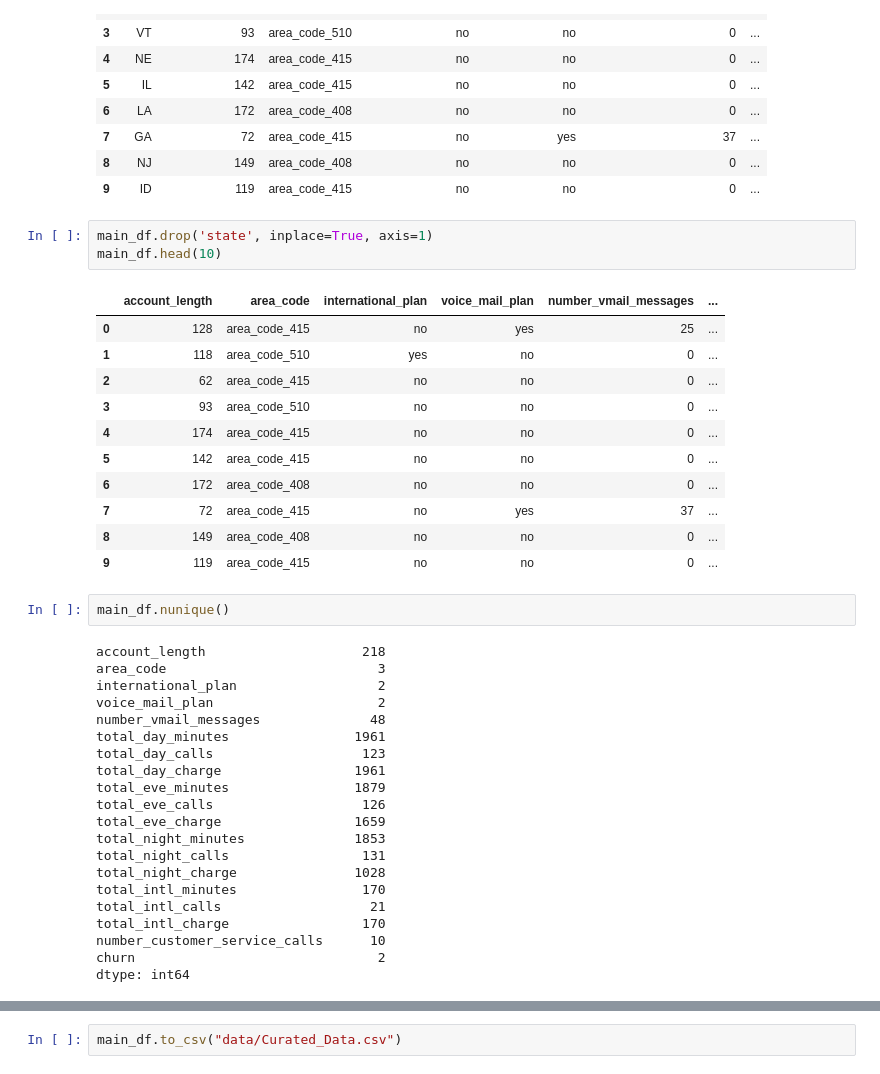
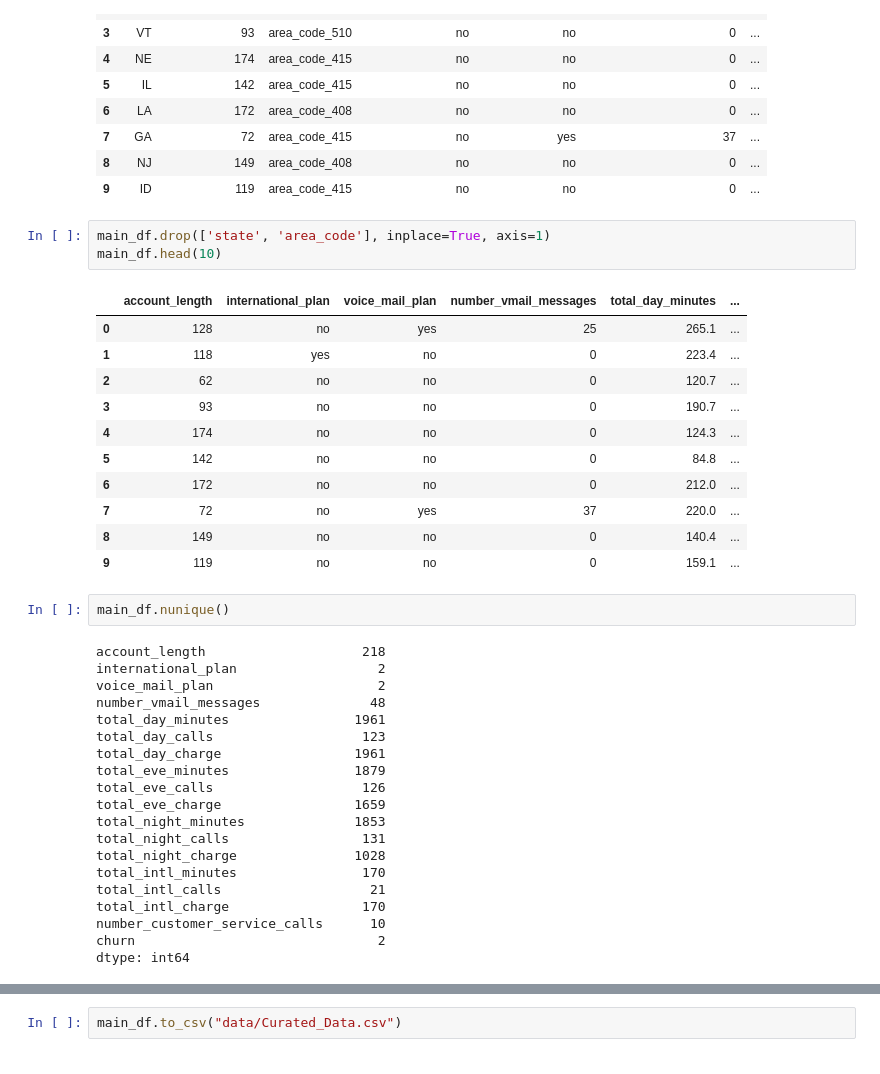
Before and after one commit to rita-s/customer-churn-prediction, a Jupyter notebook: main.ipynb, the cells around one changed output, grey strips where cells are left out. Cells and saved outputs as stored; diff of their text form.

Commit message:
drop area code

```diff
--- a/main.ipynb
+++ b/main.ipynb
@@ -93,25 +85,24 @@ main_df.head(10)
 | 8 | NJ | 149 | area_code_408 | no | no | 0 | ... |
 | 9 | ID | 119 | area_code_415 | no | no | 0 | ... |
 # %%
-main_df.drop('state', inplace=True, axis=1)
+main_df.drop(['state', 'area_code'], inplace=True, axis=1)
 main_df.head(10)
 # %% [output]
-|  | account_length | area_code | international_plan | voice_mail_plan | number_vmail_messages | ... |
-| 0 | 128 | area_code_415 | no | yes | 25 | ... |
-| 1 | 118 | area_code_510 | yes | no | 0 | ... |
-| 2 | 62 | area_code_415 | no | no | 0 | ... |
-| 3 | 93 | area_code_510 | no | no | 0 | ... |
-| 4 | 174 | area_code_415 | no | no | 0 | ... |
-| 5 | 142 | area_code_415 | no | no | 0 | ... |
-| 6 | 172 | area_code_408 | no | no | 0 | ... |
-| 7 | 72 | area_code_415 | no | yes | 37 | ... |
-| 8 | 149 | area_code_408 | no | no | 0 | ... |
-| 9 | 119 | area_code_415 | no | no | 0 | ... |
+|  | account_length | international_plan | voice_mail_plan | number_vmail_messages | total_day_minutes | ... |
+| 0 | 128 | no | yes | 25 | 265.1 | ... |
+| 1 | 118 | yes | no | 0 | 223.4 | ... |
+| 2 | 62 | no | no | 0 | 120.7 | ... |
+| 3 | 93 | no | no | 0 | 190.7 | ... |
+| 4 | 174 | no | no | 0 | 124.3 | ... |
+| 5 | 142 | no | no | 0 | 84.8 | ... |
+| 6 | 172 | no | no | 0 | 212.0 | ... |
+| 7 | 72 | no | yes | 37 | 220.0 | ... |
+| 8 | 149 | no | no | 0 | 140.4 | ... |
+| 9 | 119 | no | no | 0 | 159.1 | ... |
 # %%
 main_df.nunique()
 # %% [output]
 account_length                    218
-area_code                           3
 international_plan                  2
 voice_mail_plan                     2
 number_vmail_messages              48
```
Also changed, not shown: parts of 7 cells of this notebook, 2 other files.
